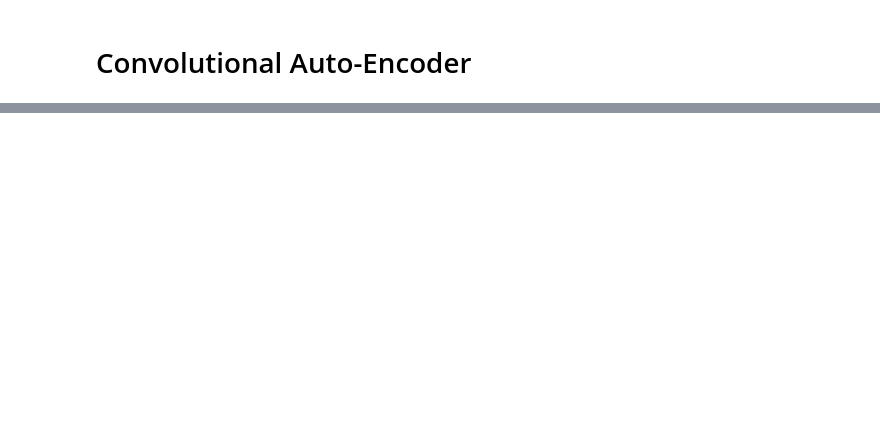
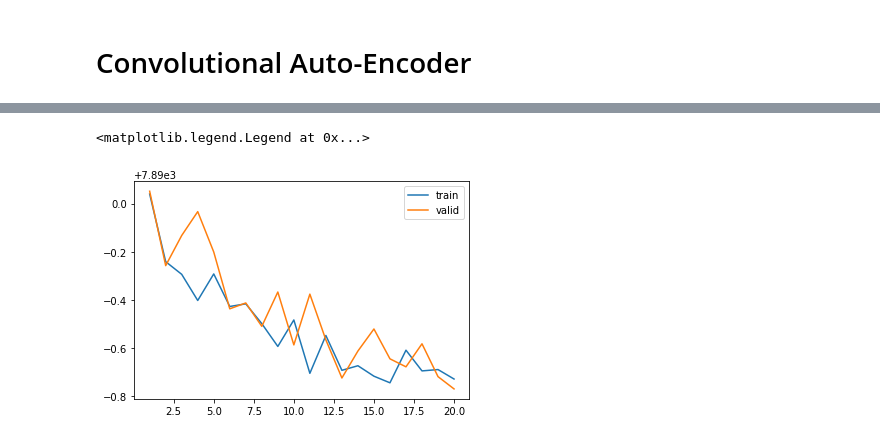
Before and after one commit to steffenricklin/RU-neurosmash, a Jupyter notebook: vae/vae.ipynb, the cells around one changed output, grey strips where cells are left out. Saved outputs shown, nothing was run; the diff lists cells and outputs as text; code cells hidden in the pictures; blank space fills up the shorter version.

```diff
--- a/vae/vae.ipynb
+++ b/vae/vae.ipynb
@@ -140,0 +190,7 @@ train_vae(1)
+# %%
+plt.plot(batch_x, np.array(training_loss))
+plt.plot(batch_x, np.array(validation_loss))
+plt.legend(['train', 'valid'])
+# %% [output]
+<matplotlib.legend.Legend at 0x...>
+[figure, added]
```
Also changed, not shown: parts of 10 cells of this notebook, 1 other file.
